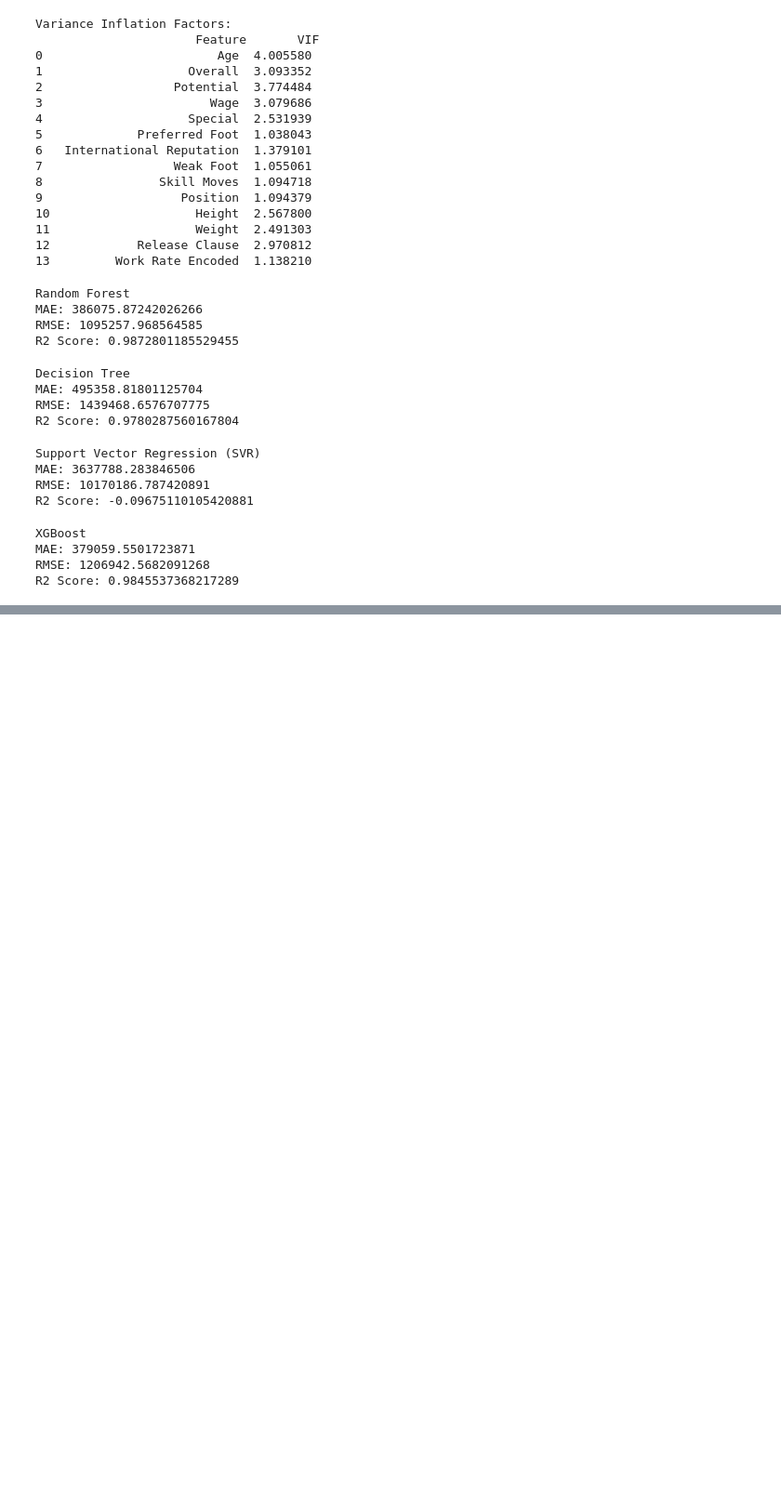
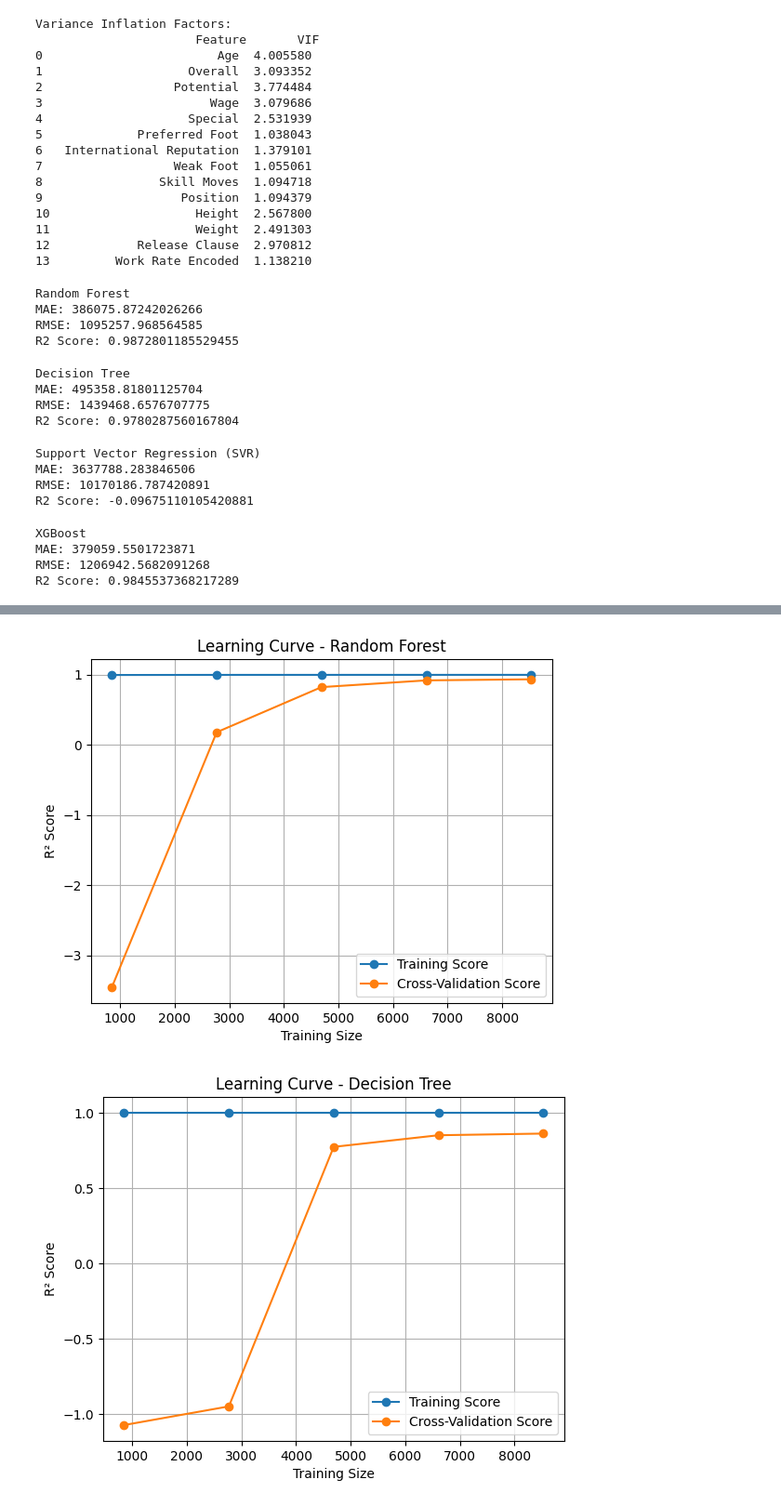
Before and after one commit to godz1llaXD/football-player-value-prediction, a Jupyter notebook: main_clean.ipynb, the cells around one changed output, grey strips where cells are left out. Shown: that part at 93% size. Cells and saved outputs as stored; diff of their text form; code cells hidden in the pictures; blank space fills up the shorter version.

```diff
--- a/main_clean.ipynb
+++ b/main_clean.ipynb
@@ -244,0 +299,29 @@ R2 Score: 0.9845537368217289
+# %%
+from sklearn.model_selection import learning_curve
+import numpy as np
+import matplotlib.pyplot as plt
+
+def plot_learning_curve(model, title, X, y):
+    train_sizes, train_scores, val_scores = learning_curve(
+        model, X, y, cv=5, scoring='r2', train_sizes=np.linspace(0.1, 1.0, 5), n_jobs=-1
+    )
+    train_mean = np.mean(train_scores, axis=1)
+    val_mean = np.mean(val_scores, axis=1)
+
+    plt.plot(train_sizes, train_mean, 'o-', label="Training Score")
+    plt.plot(train_sizes, val_mean, 'o-', label="Cross-Validation Score")
+    plt.title(title)
+    plt.xlabel("Training Size")
+    plt.ylabel("R² Score")
+    plt.legend(loc="best")
+    plt.grid()
+    plt.show()
+
+# Plot learning curves
+plot_learning_curve(model_rf, "Learning Curve - Random Forest", X, y)
+plot_learning_curve(model_dt, "Learning Curve - Decision Tree", X, y)
+plot_learning_curve(model_svr, "Learning Curve - SVR", X, y)
+plot_learning_curve(model_xgb, "Learning Curve - XGBoost", X, y)
+# %% [output]
+[figure, added]
+[figure, added]
```
Also changed, not shown: parts of 2 cells of this notebook.
